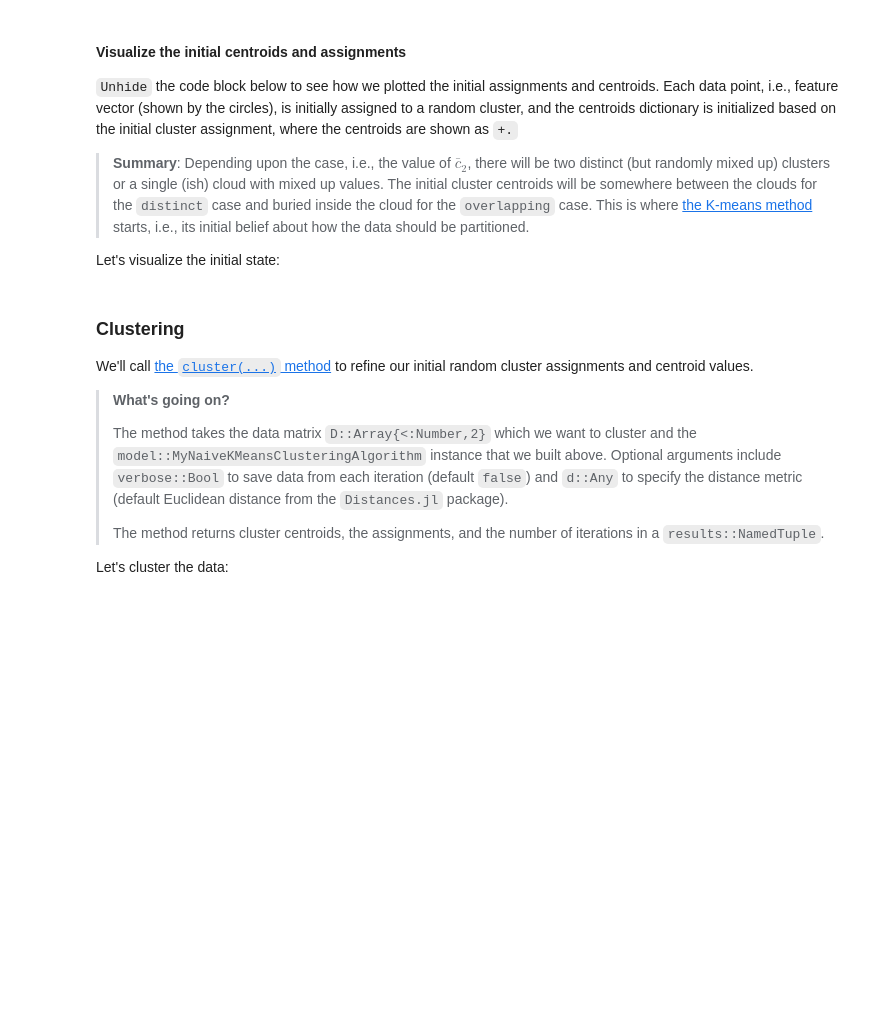
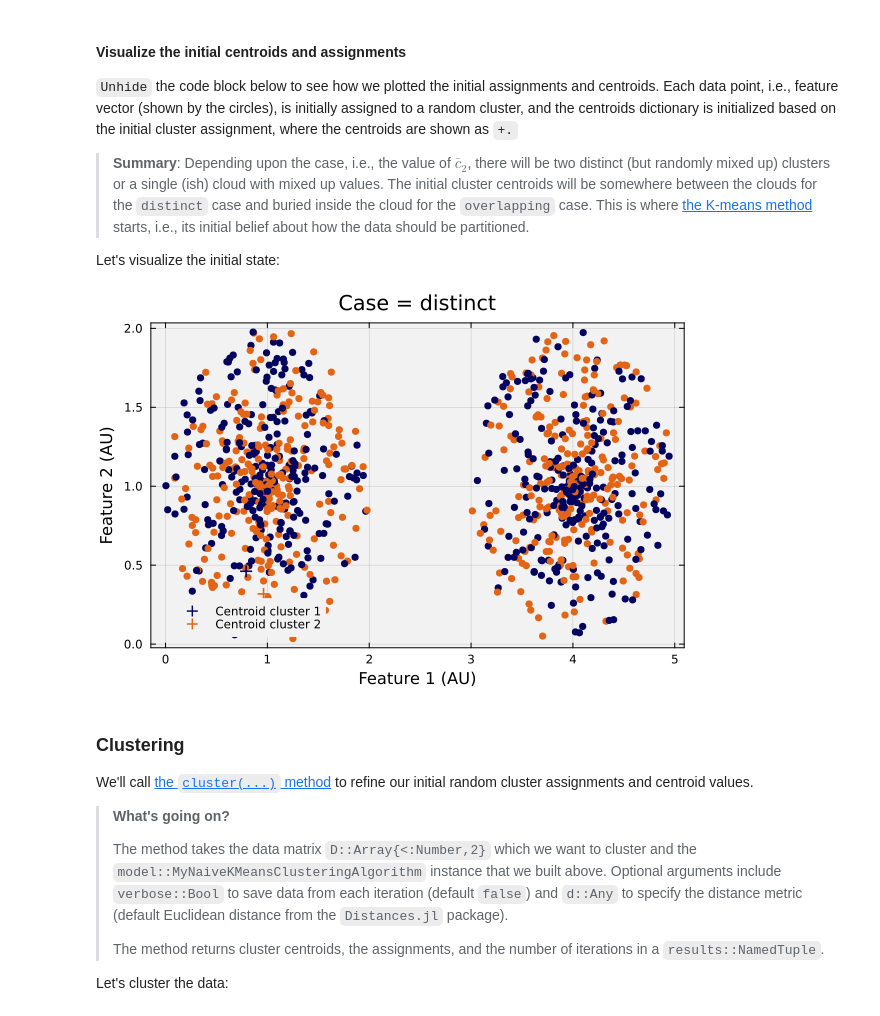
Before and after one commit to CHEME-5820-Spring-2026/ps1-5820-s26-wjm252, a Jupyter notebook: PS1-CHEME-5820-Student-S26.ipynb, the cells around one changed output. Drawn from its saved outputs; the diff is of its cells as text; code cells hidden in the pictures; blank space fills up the shorter version.

```diff
--- a/PS1-CHEME-5820-Student-S26.ipynb
+++ b/PS1-CHEME-5820-Student-S26.ipynb
@@ -349,35 +367,36 @@ Let's visualize the initial state:
 # %%
 # STUDENT TASK: After you build `model`, uncomment the block below.
 # (Visualization code is provided - just remove the #= and =# markers)
-#=
+
 let
 
     dataset = D; # what dataset am I looking at?
     horizontal_index = 1;
     vertical_index = 2;
     p = plot(bg="gray95", background_color_outside="white", framestyle = :box, fg_legend = :transparent); # make an empty plot
 
     assignments = copy(model.assignments);
     for i ∈ eachindex(assignments);
         a = assignments[i];
         scatter!([dataset[i, horizontal_index]], [dataset[i, vertical_index]], label="", c=my_color_dictionary[a], msc=my_color_dictionary[a]);
     end
     current();
 
     # plot the centroids -
     centroids = copy(model.centroids);
     for k ∈ 1:K
         c = centroids[k]
         scatter!([c[horizontal_index]], [c[vertical_index]], label="Centroid cluster $(k)", msc=my_color_dictionary[k], c=my_color_dictionary[k],
             ms=6, markerstrokewidth=2, markershape = :plus)
     end
     current();
 
     xlabel!("Feature 1 (AU)", fontsize=18);
     ylabel!("Feature 2 (AU)", fontsize=18);
     title!("Case = $(case_label)", fontsize=18)
 end
-=#
+# %% [output]
+[figure, added]
 # %% [markdown]
 ### Clustering
 We'll call [the `cluster(...)` method](https://varnerlab.github.io/VLDataScienceMachineLearningPackage.jl/dev/clustering/#VLDataScienceMachineLearningPackage.cluster) to refine our initial random cluster assignments and centroid values.
```
Also changed, not shown: parts of 19 cells of this notebook.
